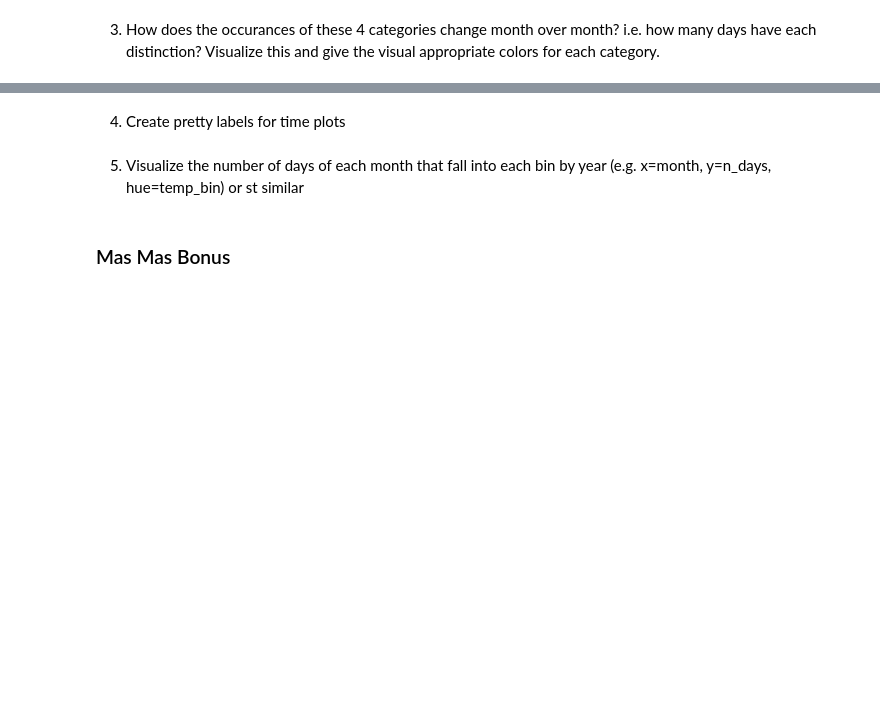
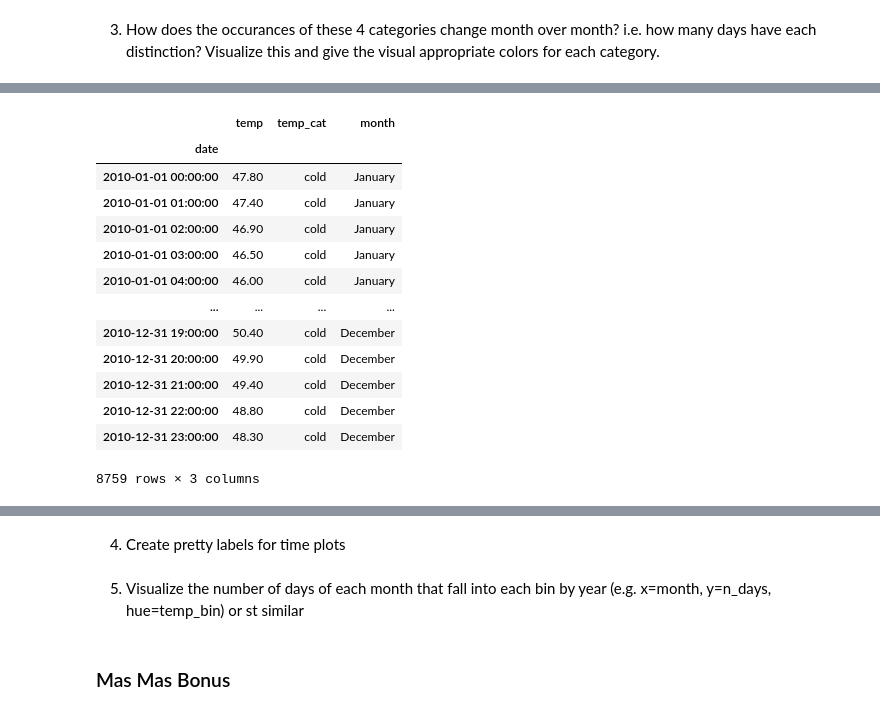
Before and after one commit to Tyler-Applegate/time-series-exercises, a Jupyter notebook: working_with_time_series.ipynb, the cells around one changed output, grey strips where cells are left out. Saved outputs shown, nothing was run; the diff lists cells and outputs as text; code cells hidden in the pictures; blank space fills up the shorter version.

```diff
--- a/working_with_time_series.ipynb
+++ b/working_with_time_series.ipynb
@@ -423,0 +477,17 @@ plt.show()
+# %%
+prepare.add_month_col(df)
+# %% [output]
+|  | temp | temp_cat | month |
+| date |  |  |  |
+| 2010-01-01 00:00:00 | 47.80 | cold | January |
+| 2010-01-01 01:00:00 | 47.40 | cold | January |
+| 2010-01-01 02:00:00 | 46.90 | cold | January |
+| 2010-01-01 03:00:00 | 46.50 | cold | January |
+| 2010-01-01 04:00:00 | 46.00 | cold | January |
+| ... | ... | ... | ... |
+| 2010-12-31 19:00:00 | 50.40 | cold | December |
+| 2010-12-31 20:00:00 | 49.90 | cold | December |
+| 2010-12-31 21:00:00 | 49.40 | cold | December |
+| 2010-12-31 22:00:00 | 48.80 | cold | December |
+| 2010-12-31 23:00:00 | 48.30 | cold | December |
+8759 rows × 3 columns
```
Also changed, not shown: parts of 11 cells of this notebook, 1 other file.
